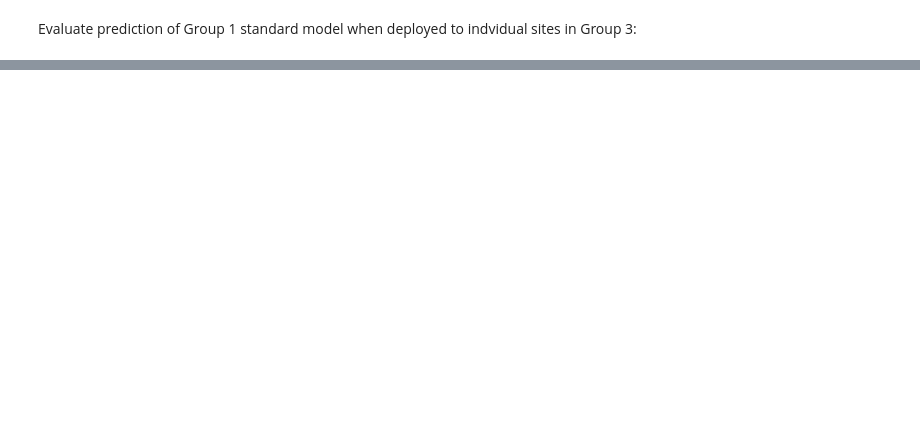
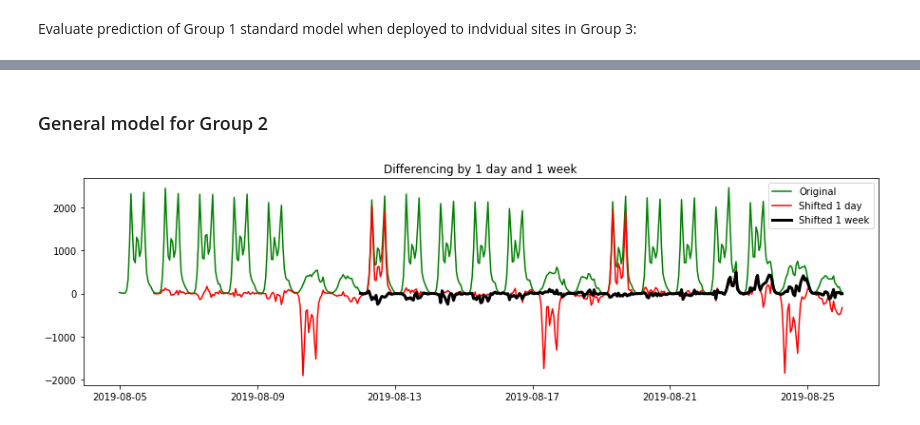
Before and after one commit to khairulomar/Melbourne_pedestrian, a Jupyter notebook: Melbourne_pedestrian.ipynb, the cells around one changed output, grey strips where cells are left out. Drawn from its saved outputs; the diff is of its cells as text; code cells hidden in the pictures; blank space fills up the shorter version.

```diff
--- a/Melbourne_pedestrian.ipynb
+++ b/Melbourne_pedestrian.ipynb
@@ -1246,0 +1352,16 @@ plt.show()
+# %% [markdown]
+### General model for Group 2
+# %%
+# Difference data by a day and by a week for Group 2
+data = dfs[2][train_start:test_start]
+data_shift_day  = data - data.shift(24)
+data_shift_week = data - data.shift(24*7)
+fig, ax = plt.subplots(figsize=(15,4))
+plt.plot(data, c='green', label='Original')
+plt.plot(data_shift_day,  c='red', label='Shifted 1 day')
+plt.plot(data_shift_week, c='black', lw=3, label='Shifted 1 week')
+ax.set_title('Differencing by 1 day and 1 week')
+plt.legend()
+plt.show()
+# %% [output]
+[figure, added]
```
Also changed, not shown: parts of 26 cells of this notebook.
